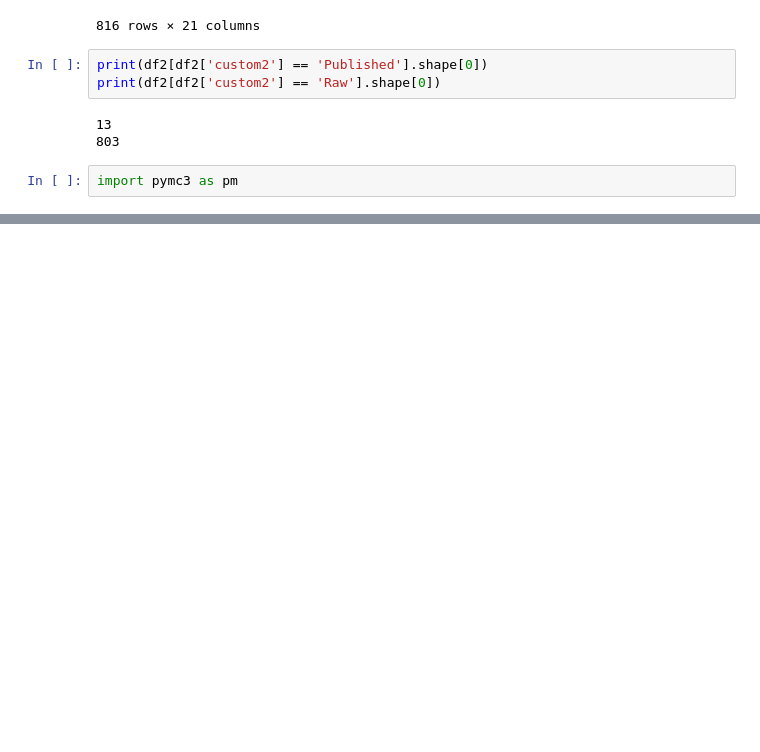
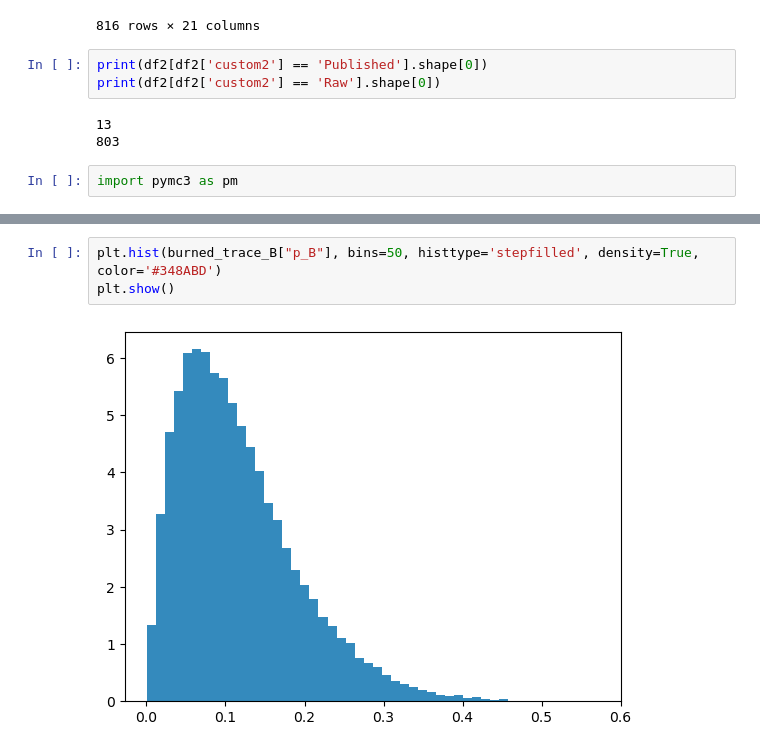
Before and after one commit to Polichinel/jeppes_images_test, a Jupyter notebook: visualize_AB.ipynb, the cells around one changed output, grey strips where cells are left out. Saved outputs shown, nothing was run; the diff lists cells and outputs as text; blank space fills up the shorter version.

```diff
--- a/visualize_AB.ipynb
+++ b/visualize_AB.ipynb
@@ -174,0 +173,5 @@ Name: religious_garment_female, Length: 803, dtype: uint8
+# %%
+plt.hist(burned_trace_B["p_B"], bins=50, histtype='stepfilled', density=True, color='#348ABD')
+plt.show()
+# %% [output]
+[figure, added]
```
Also changed, not shown: parts of 6 cells of this notebook.
